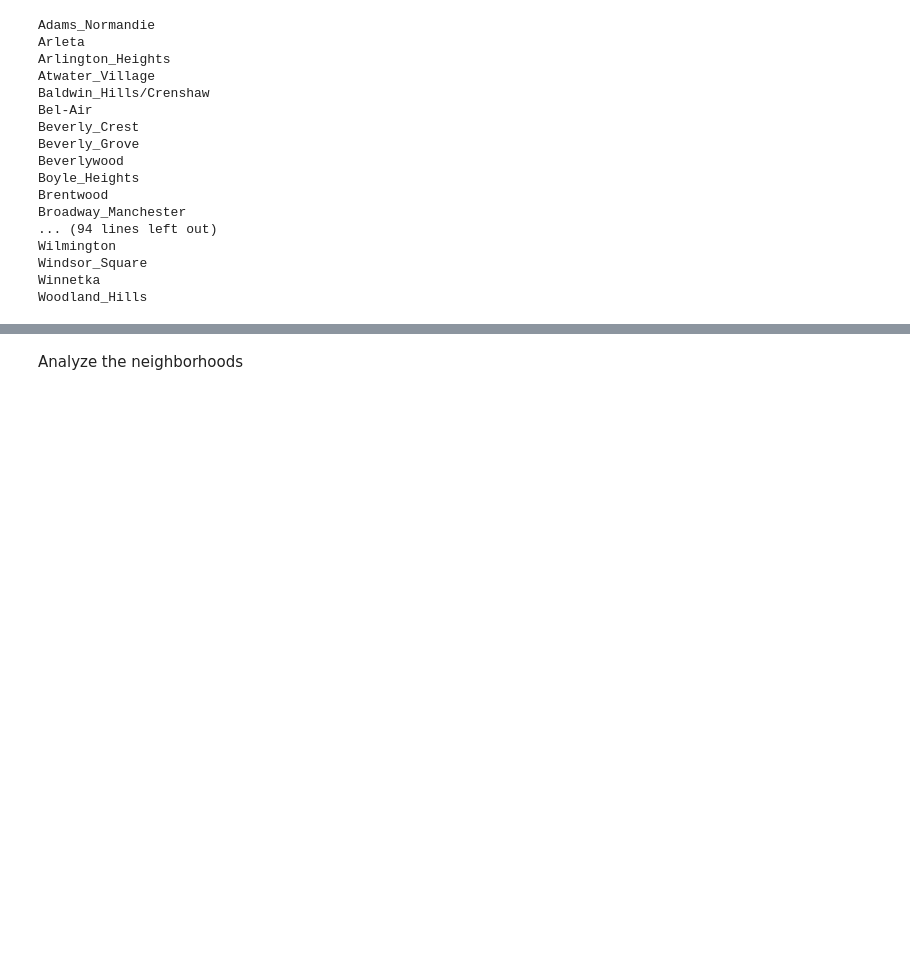
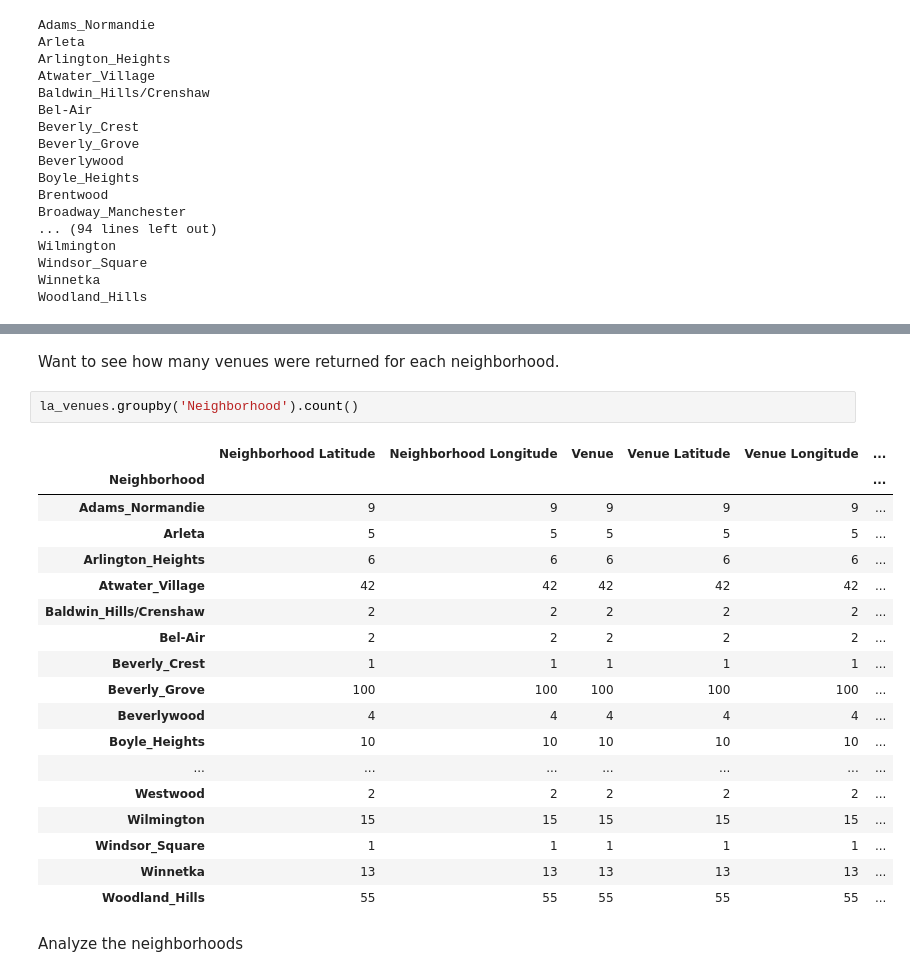
Before and after one commit to karolinasandgren/Coursera_Capstone, a Jupyter notebook: Data Analysis for Prospective LA Neighborhood.ipynb, the cells around one changed output, grey strips where cells are left out. Saved outputs shown, nothing was run; the diff lists cells and outputs as text; blank space fills up the shorter version.

```diff
--- a/Data Analysis for Prospective LA Neighborhood.ipynb
+++ b/Data Analysis for Prospective LA Neighborhood.ipynb
@@ -244,3 +246,26 @@ la_venues.head()
+# %% [markdown]
+Want to see how many venues were returned for each neighborhood.
+# %%
+la_venues.groupby('Neighborhood').count()
+# %% [output]
+|  | Neighborhood Latitude | Neighborhood Longitude | Venue | Venue Latitude | Venue Longitude | ... |
+| Neighborhood |  |  |  |  |  | ... |
+| Adams_Normandie | 9 | 9 | 9 | 9 | 9 | ... |
+| Arleta | 5 | 5 | 5 | 5 | 5 | ... |
+| Arlington_Heights | 6 | 6 | 6 | 6 | 6 | ... |
+| Atwater_Village | 42 | 42 | 42 | 42 | 42 | ... |
+| Baldwin_Hills/Crenshaw | 2 | 2 | 2 | 2 | 2 | ... |
+| Bel-Air | 2 | 2 | 2 | 2 | 2 | ... |
+| Beverly_Crest | 1 | 1 | 1 | 1 | 1 | ... |
+| Beverly_Grove | 100 | 100 | 100 | 100 | 100 | ... |
+| Beverlywood | 4 | 4 | 4 | 4 | 4 | ... |
+| Boyle_Heights | 10 | 10 | 10 | 10 | 10 | ... |
+| ... | ... | ... | ... | ... | ... | ... |
+| Westwood | 2 | 2 | 2 | 2 | 2 | ... |
+| Wilmington | 15 | 15 | 15 | 15 | 15 | ... |
+| Windsor_Square | 1 | 1 | 1 | 1 | 1 | ... |
+| Winnetka | 13 | 13 | 13 | 13 | 13 | ... |
+| Woodland_Hills | 55 | 55 | 55 | 55 | 55 | ... |
 # %% [markdown]
 Analyze the neighborhoods
 # %%
```
Also changed, not shown: parts of 16 cells of this notebook.
